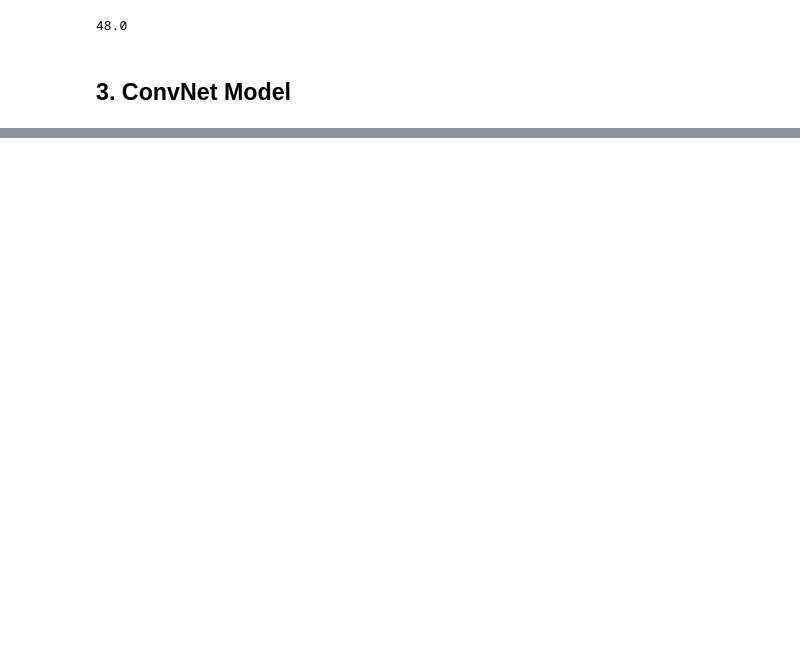
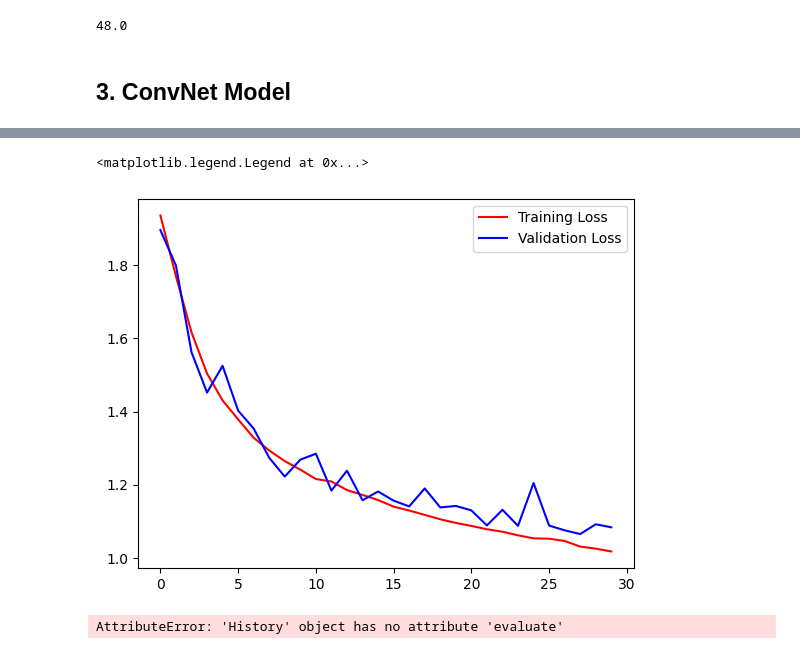
Before and after one commit to ninajcardenas/emotion, a Jupyter notebook: emotion.ipynb, the cells around one changed output, grey strips where cells are left out. Cells and saved outputs as stored; diff of their text form; code cells hidden in the pictures; blank space fills up the shorter version.

```diff
--- a/emotion.ipynb
+++ b/emotion.ipynb
@@ -131,7 +147,7 @@ sqrt(2304)
 # %% [output]
 48.0
 # %%
-data = train.reshape((35887,48,48,1))
+data = data.reshape((35887,48,48,1))
 # %%
 X_train, X_test, y_train, y_test = model_selection.train_test_split(data, onehot_labels, test_size=0.1, shuffle=False)
 X_train, X_val, y_train, y_val = model_selection.train_test_split(X_train, y_train, test_size=0.1, shuffle=False)
@@ -167,25 +183,34 @@ model = keras.Sequential([
     keras.layers.Dropout(0.2),
 
     # layer 3 (conv2d)
-    keras.layers.Conv2D(filters=128,kernel_size=(3, 3),padding='same', activation='relu', kernel_regularizer =tf.keras.regularizers.l2( l=0.01)),
+    keras.layers.Conv2D(filters=128,kernel_size=(3, 3),padding='same', activation='relu'),
+    keras.layers.Conv2D(filters=128,kernel_size=(3, 3),padding='same', activation='relu'),
+    keras.layers.MaxPooling2D((2, 2)),
+    keras.layers.BatchNormalization(),
+    keras.layers.Dropout(0.2),
+
+    # layer 4 (conv2d)
+    keras.layers.Conv2D(filters=256, kernel_size=(3,3), activation='relu', padding='same'),
+    keras.layers.MaxPooling2D((2, 2)),
+    keras.layers.BatchNormalization(),
+    keras.layers.Dropout(0.2),
+
+    # layer 4 (conv2d)
+    keras.layers.Conv2D(filters=512, kernel_size=(3,3), activation='relu', padding='same'), #kernel_regularizer =tf.keras.regularizers.l2( l=0.01)),
     keras.layers.MaxPooling2D((2, 2)),
     keras.layers.BatchNormalization(),
     keras.layers.Dropout(0.2),
 
      # flattening
-    keras.layers.Flatten(input_shape=(28, 28)),
-
-    # layer 4 (dense)
-    keras.layers.Dense(128, activation='relu', kernel_initializer='he_uniform', kernel_regularizer =tf.keras.regularizers.l2( l=0.01)),
-    keras.layers.BatchNormalization(),
+    keras.layers.Flatten(),
 
     # layer 5 (dense)
-    keras.layers.Dense(512, activation='relu', kernel_initializer='he_uniform', kernel_regularizer =tf.keras.regularizers.l2( l=0.01)),
+    keras.layers.Dense(512, activation='relu'),
     keras.layers.BatchNormalization(),
     keras.layers.Dropout(0.2),
 
     # layer 6 (dense)
-    keras.layers.Dense(10, activation=tf.nn.softmax)
+    keras.layers.Dense(7, activation='softmax')
 ])
 # %%
 # printing model summary
@@ -193,7 +218,7 @@ model.summary()
 
 # compiling model using adam optimizer and categorical ce loss function
 # only metric analyzed is accuracy
-model.compile(optimizer=keras.optimizers.Adam(lr=0.001), #'adam'
-              loss='sparse_categorical_crossentropy',
+model.compile(optimizer=keras.optimizers.Adam(learning_rate=0.001,decay=1e-6), #'adam'
+              loss='categorical_crossentropy',
               metrics=['accuracy'])
 # %% [output]
@@ -216,11 +241,7 @@ Non-trainable params: 1,664
 _________________________________________________________________
 # %%
-#model.fit(train_generator, epochs=5,verbose=0,batch_size=100, validation_data=val_generator)
-history = model.fit(train_generator,
-                    epochs=30,
-                    batch_size=64,
-                    verbose=0,
-                    validation_data=val_generator)
+#model.fit(train_generator, epochs=30,verbose=1,batch_size=64, validation_data=val_generator)
+history = model.fit(train_generator,epochs=30,batch_size=64,verbose=2,validation_data=val_generator)
 
 #test_loss, test_acc = model.evaluate(X_test, y_test)
 
@@ -229,0 +270,14 @@ NameError: name 'scipy' is not defined
+# %%
+plt.plot(history.history["loss"],'r', label="Training Loss")
+plt.plot(history.history["val_loss"],'b', label="Validation Loss")
+plt.legend()
+# %% [output]
+<matplotlib.legend.Legend at 0x...>
+[figure, added]
+# %%
+test_loss, test_acc = history.evaluate(X_test, y_test)
+
+print('Test accuracy:', test_acc)
+print('Test loss: ', test_loss)
+# %% [output]
+AttributeError: 'History' object has no attribute 'evaluate'
```
Also changed, not shown: parts of 20 cells of this notebook, 2 other files.
